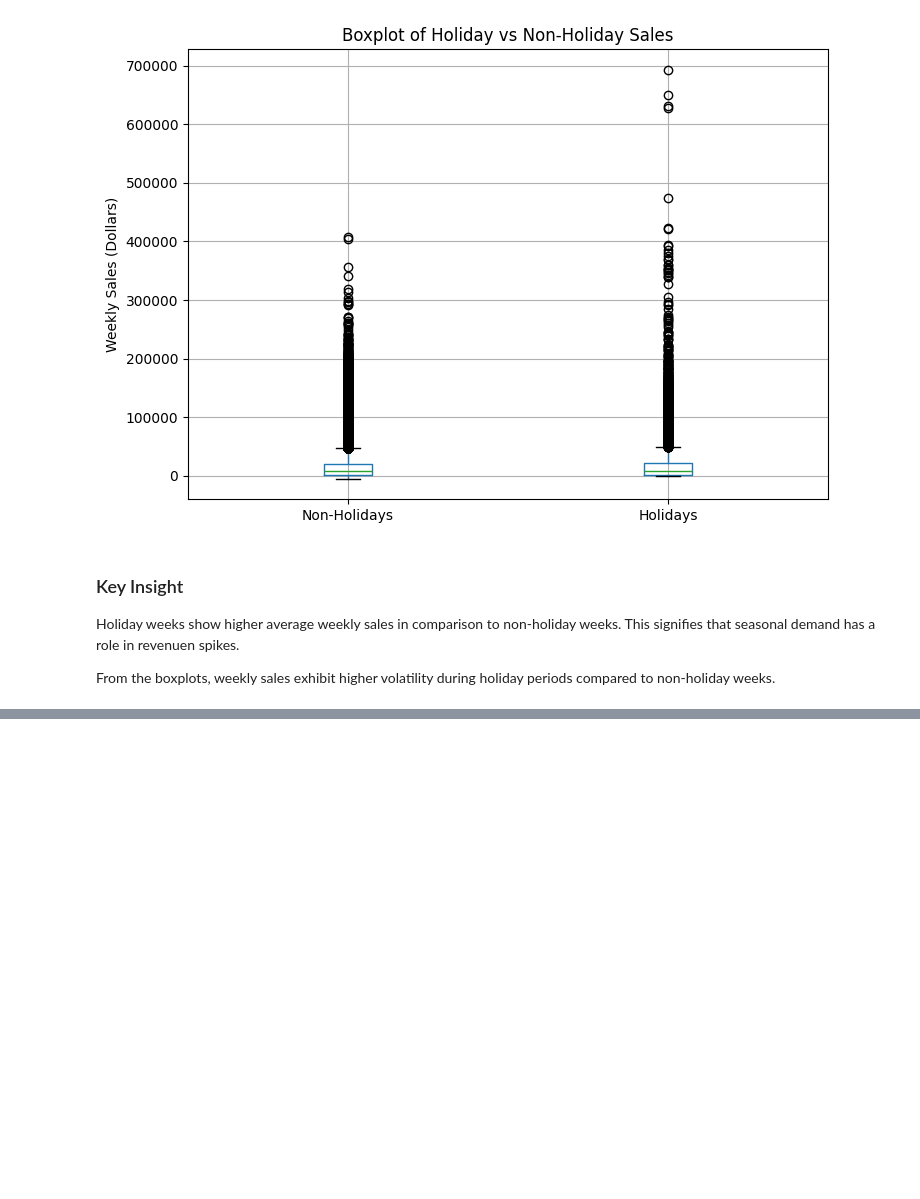
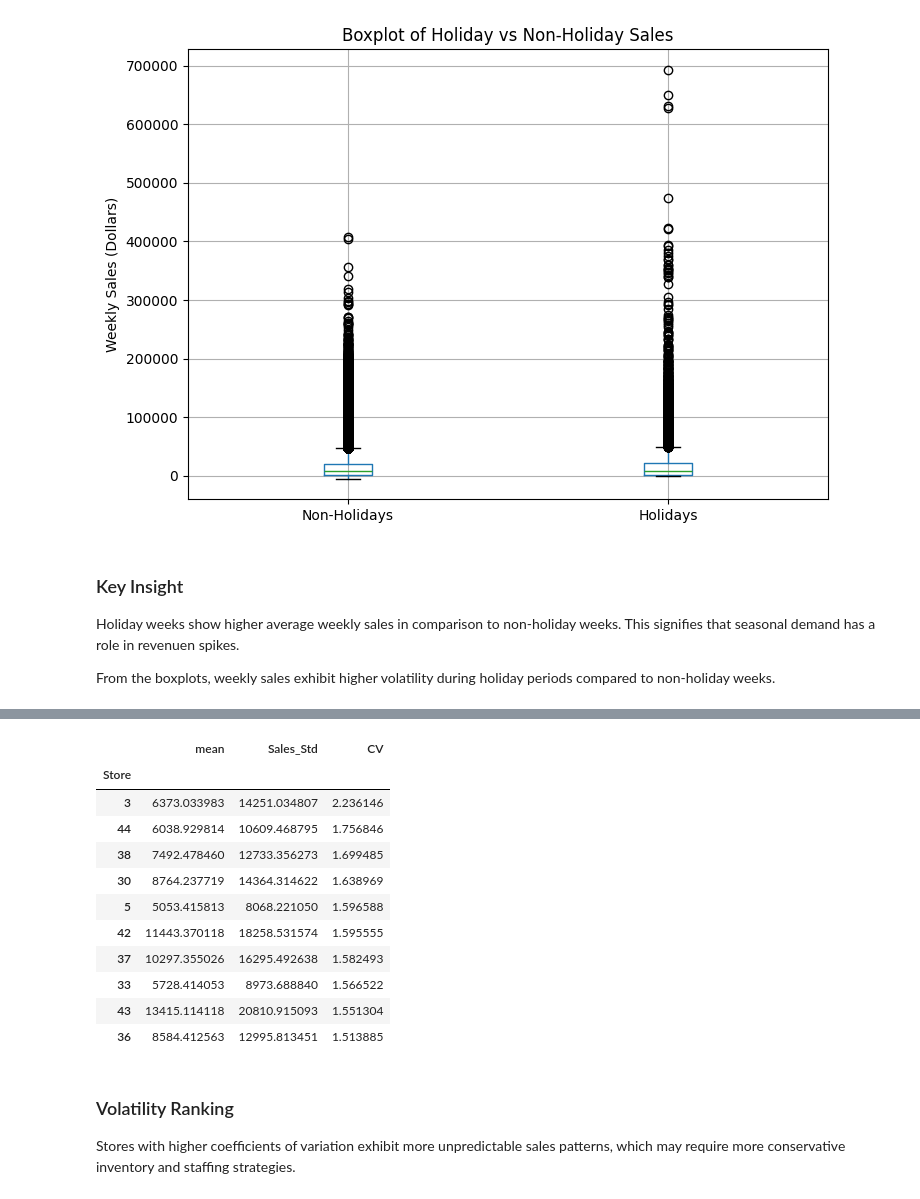
Before and after one commit to DavidO1621/Walmart-kpi-project, a Jupyter notebook: notebooks/01_EDA.ipynb, the cells around one changed output, grey strips where cells are left out. Cells and saved outputs as stored; diff of their text form; code cells hidden in the pictures; blank space fills up the shorter version.

Commit message:
finishing phase 3 with eda. about to add volatility metrics and graphs

```diff
--- a/notebooks/01_EDA.ipynb
+++ b/notebooks/01_EDA.ipynb
@@ -173,0 +176,8 @@ From the boxplots, weekly sales exhibit higher volatility during holiday periods
+# %%
+#extract each store's average and std weekly sales
+volatility_df =(
+    df.groupby('Store')['Weekly_Sales']
+        .agg(['mean','std'])
+        .rename(columns ={'std':'Sales_Std'})
+)
+volatility_df.head()
@@ -173,0 +192,20 @@ From the boxplots, weekly sales exhibit higher volatility during holiday periods
+# %%
+#We will calculate the coefficient of variation(CV) to determine a store's variance
+volatility_df['CV'] = volatility_df['Sales_Std']/volatility_df['mean']
+volatility_df.sort_values('CV', ascending = False).head(10)
+# %% [output]
+|  | mean | Sales_Std | CV |
+| Store |  |  |  |
+| 3 | 6373.033983 | 14251.034807 | 2.236146 |
+| 44 | 6038.929814 | 10609.468795 | 1.756846 |
+| 38 | 7492.478460 | 12733.356273 | 1.699485 |
+| 30 | 8764.237719 | 14364.314622 | 1.638969 |
+| 5 | 5053.415813 | 8068.221050 | 1.596588 |
+| 42 | 11443.370118 | 18258.531574 | 1.595555 |
+| 37 | 10297.355026 | 16295.492638 | 1.582493 |
+| 33 | 5728.414053 | 8973.688840 | 1.566522 |
+| 43 | 13415.114118 | 20810.915093 | 1.551304 |
+| 36 | 8584.412563 | 12995.813451 | 1.513885 |
+# %% [markdown]
+### Volatility Ranking
+Stores with higher coefficients of variation exhibit more unpredictable sales patterns, which may require more conservative inventory and staffing strategies.
```
Also changed, not shown: parts of 2 cells of this notebook.
